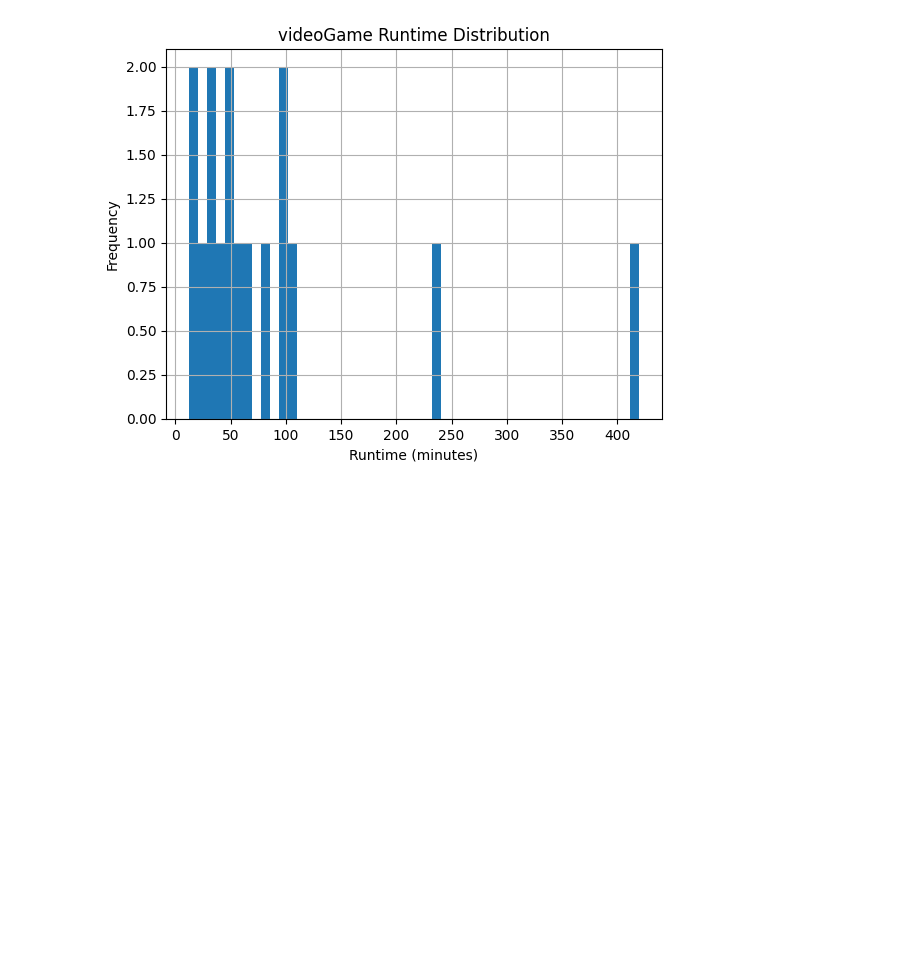
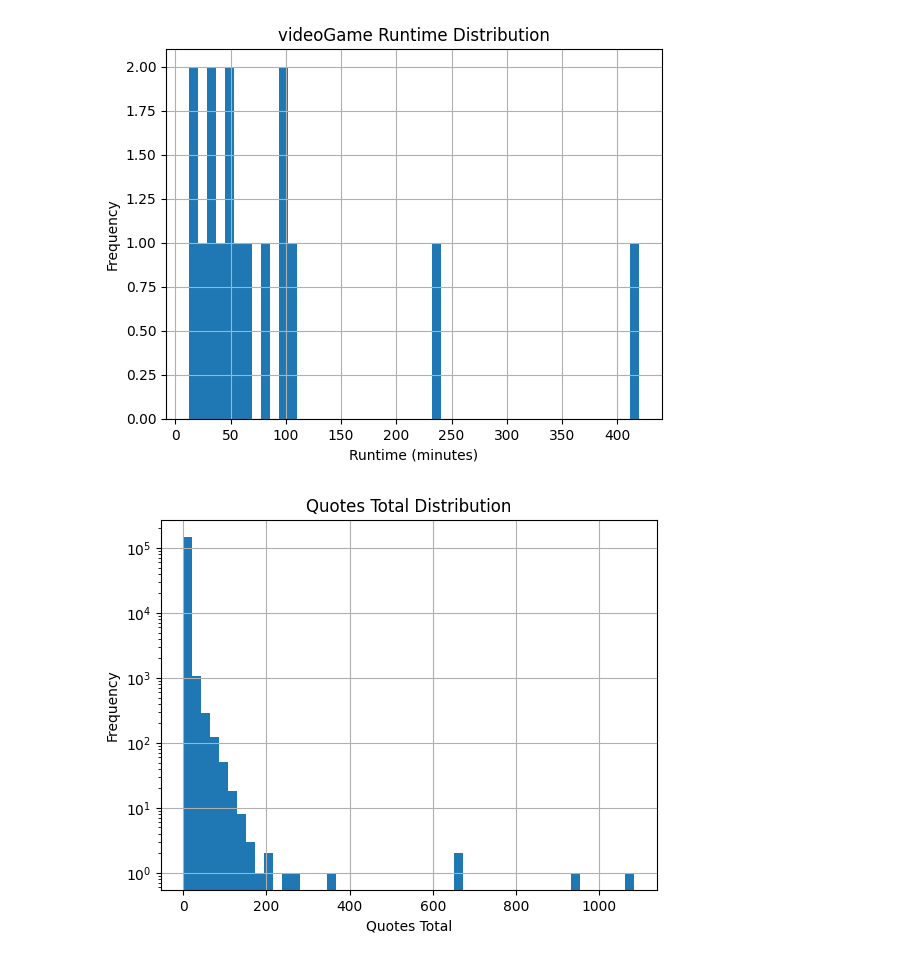
Before and after one commit to ChefBB/dm2_project, a Jupyter notebook: understanding_bruno.ipynb, the cells around one changed output. Drawn from its saved outputs; the diff is of its cells as text; code cells hidden in the pictures; blank space fills up the shorter version.

Commit message:
some histogram

```diff
--- a/understanding_bruno.ipynb
+++ b/understanding_bruno.ipynb
@@ -843,3 +843,14 @@ for type in df['titleType'].unique():
 [figure]
 [figure]
 [figure]
+# %%
+# i would definitely merge in totalMedia
+df['quotesTotal'].dropna().hist(bins=50)
+plt.title('Quotes Total Distribution')
+plt.xlabel('Quotes Total')
+plt.ylabel('Frequency')
+plt.grid(visible=True)
+plt.yscale('log')
+plt.show()
+# %% [output]
+[figure, added]
```
Also changed, not shown: 5 other files.
